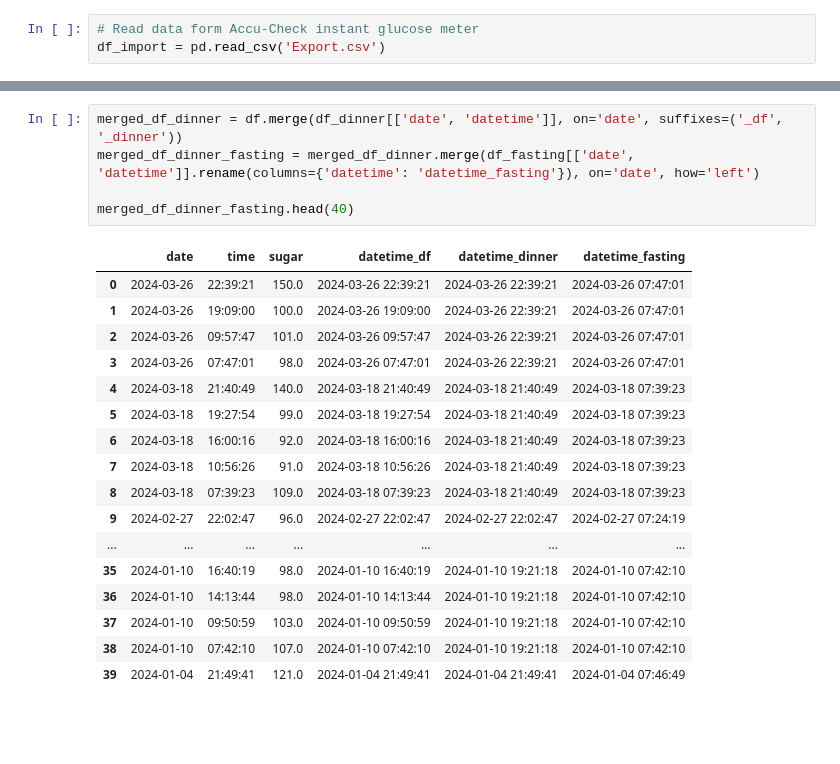
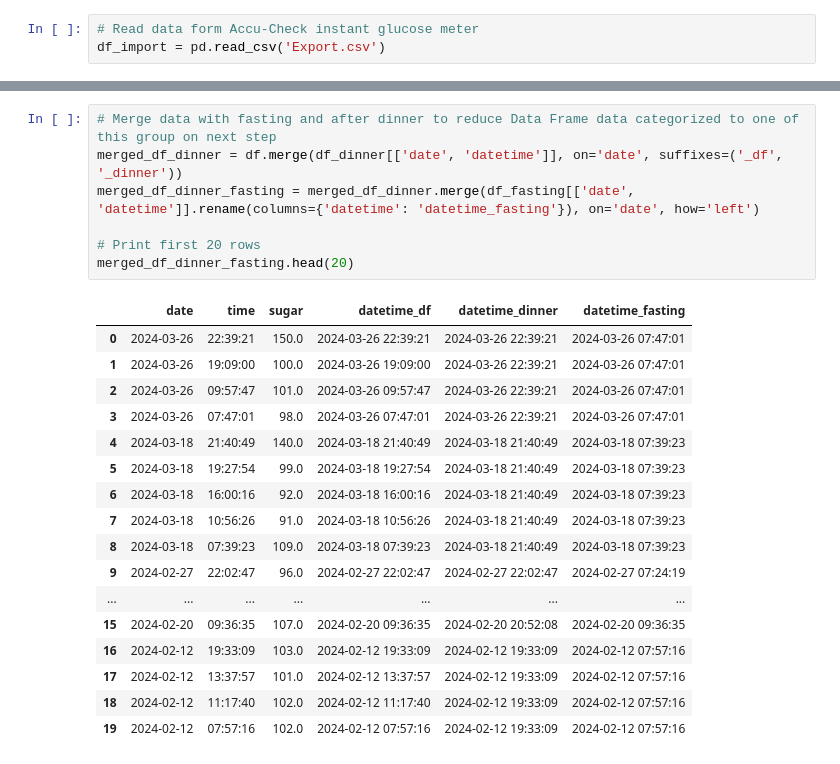
Before and after one commit to MaxKuzaj13/accu_check_instant_glucose_dataframe, a Jupyter notebook: Accu_check_instant_glucose_dataframe.ipynb, the cells around one changed output, grey strips where cells are left out. Saved outputs shown, nothing was run; the diff lists cells and outputs as text; blank space fills up the shorter version.

```diff
--- a/Accu_check_instant_glucose_dataframe.ipynb
+++ b/Accu_check_instant_glucose_dataframe.ipynb
@@ -162,26 +177,28 @@ df_dinner
 | 201 | 2023-10-19 | 22:34:45 | 92.0 | 2023-10-19 22:34:45 | Po kolacji |
 | 213 | 2023-10-10 | 22:35:47 | 108.0 | 2023-10-10 22:35:47 | Po kolacji |
 # %%
+# Merge data with fasting and after dinner to reduce Data Frame data categorized to one of this group on next step
 merged_df_dinner = df.merge(df_dinner[['date', 'datetime']], on='date', suffixes=('_df', '_dinner'))
 merged_df_dinner_fasting = merged_df_dinner.merge(df_fasting[['date', 'datetime']].rename(columns={'datetime': 'datetime_fasting'}), on='date', how='left')
 
-merged_df_dinner_fasting.head(40)
+# Print first 20 rows
+merged_df_dinner_fasting.head(20)
 # %% [output]
 |  | date | time | sugar | datetime_df | datetime_dinner | datetime_fasting |
 | 0 | 2024-03-26 | 22:39:21 | 150.0 | 2024-03-26 22:39:21 | 2024-03-26 22:39:21 | 2024-03-26 07:47:01 |
 | 1 | 2024-03-26 | 19:09:00 | 100.0 | 2024-03-26 19:09:00 | 2024-03-26 22:39:21 | 2024-03-26 07:47:01 |
 | 2 | 2024-03-26 | 09:57:47 | 101.0 | 2024-03-26 09:57:47 | 2024-03-26 22:39:21 | 2024-03-26 07:47:01 |
 | 3 | 2024-03-26 | 07:47:01 | 98.0 | 2024-03-26 07:47:01 | 2024-03-26 22:39:21 | 2024-03-26 07:47:01 |
 | 4 | 2024-03-18 | 21:40:49 | 140.0 | 2024-03-18 21:40:49 | 2024-03-18 21:40:49 | 2024-03-18 07:39:23 |
 | 5 | 2024-03-18 | 19:27:54 | 99.0 | 2024-03-18 19:27:54 | 2024-03-18 21:40:49 | 2024-03-18 07:39:23 |
 | 6 | 2024-03-18 | 16:00:16 | 92.0 | 2024-03-18 16:00:16 | 2024-03-18 21:40:49 | 2024-03-18 07:39:23 |
 | 7 | 2024-03-18 | 10:56:26 | 91.0 | 2024-03-18 10:56:26 | 2024-03-18 21:40:49 | 2024-03-18 07:39:23 |
 | 8 | 2024-03-18 | 07:39:23 | 109.0 | 2024-03-18 07:39:23 | 2024-03-18 21:40:49 | 2024-03-18 07:39:23 |
 | 9 | 2024-02-27 | 22:02:47 | 96.0 | 2024-02-27 22:02:47 | 2024-02-27 22:02:47 | 2024-02-27 07:24:19 |
 | ... | ... | ... | ... | ... | ... | ... |
-| 35 | 2024-01-10 | 16:40:19 | 98.0 | 2024-01-10 16:40:19 | 2024-01-10 19:21:18 | 2024-01-10 07:42:10 |
-| 36 | 2024-01-10 | 14:13:44 | 98.0 | 2024-01-10 14:13:44 | 2024-01-10 19:21:18 | 2024-01-10 07:42:10 |
-| 37 | 2024-01-10 | 09:50:59 | 103.0 | 2024-01-10 09:50:59 | 2024-01-10 19:21:18 | 2024-01-10 07:42:10 |
-| 38 | 2024-01-10 | 07:42:10 | 107.0 | 2024-01-10 07:42:10 | 2024-01-10 19:21:18 | 2024-01-10 07:42:10 |
-| 39 | 2024-01-04 | 21:49:41 | 121.0 | 2024-01-04 21:49:41 | 2024-01-04 21:49:41 | 2024-01-04 07:46:49 |
+| 15 | 2024-02-20 | 09:36:35 | 107.0 | 2024-02-20 09:36:35 | 2024-02-20 20:52:08 | 2024-02-20 09:36:35 |
+| 16 | 2024-02-12 | 19:33:09 | 103.0 | 2024-02-12 19:33:09 | 2024-02-12 19:33:09 | 2024-02-12 07:57:16 |
+| 17 | 2024-02-12 | 13:37:57 | 101.0 | 2024-02-12 13:37:57 | 2024-02-12 19:33:09 | 2024-02-12 07:57:16 |
+| 18 | 2024-02-12 | 11:17:40 | 102.0 | 2024-02-12 11:17:40 | 2024-02-12 19:33:09 | 2024-02-12 07:57:16 |
+| 19 | 2024-02-12 | 07:57:16 | 102.0 | 2024-02-12 07:57:16 | 2024-02-12 19:33:09 | 2024-02-12 07:57:16 |
 # %%
```
Also changed, not shown: parts of 16 cells of this notebook, 1 other file.
